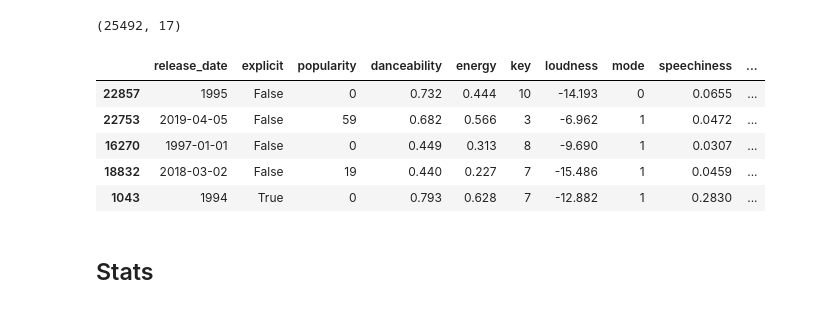
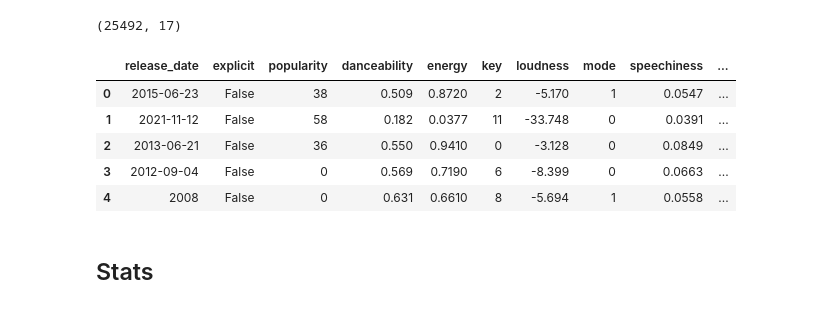
Before and after one commit to jmalfaro2019/Projet-AARES-20260202, a Jupyter notebook: part_1/notebooks/01_analysis.ipynb, the cells around one changed output. Cells and saved outputs as stored; diff of their text form; code cells hidden in the pictures.

```diff
--- a/part_1/notebooks/01_analysis.ipynb
+++ b/part_1/notebooks/01_analysis.ipynb
@@ -33,14 +35,14 @@ df_train.shape
 # %% [output]
 (25492, 17)
 # %%
-df_train.sample(5)
+df_train.head()
 # %% [output]
 |  | release_date | explicit | popularity | danceability | energy | key | loudness | mode | speechiness | ... |
-| 22857 | 1995 | False | 0 | 0.732 | 0.444 | 10 | -14.193 | 0 | 0.0655 | ... |
-| 22753 | 2019-04-05 | False | 59 | 0.682 | 0.566 | 3 | -6.962 | 1 | 0.0472 | ... |
-| 16270 | 1997-01-01 | False | 0 | 0.449 | 0.313 | 8 | -9.690 | 1 | 0.0307 | ... |
-| 18832 | 2018-03-02 | False | 19 | 0.440 | 0.227 | 7 | -15.486 | 1 | 0.0459 | ... |
-| 1043 | 1994 | True | 0 | 0.793 | 0.628 | 7 | -12.882 | 1 | 0.2830 | ... |
+| 0 | 2015-06-23 | False | 38 | 0.509 | 0.8720 | 2 | -5.170 | 1 | 0.0547 | ... |
+| 1 | 2021-11-12 | False | 58 | 0.182 | 0.0377 | 11 | -33.748 | 0 | 0.0391 | ... |
+| 2 | 2013-06-21 | False | 36 | 0.550 | 0.9410 | 0 | -3.128 | 0 | 0.0849 | ... |
+| 3 | 2012-09-04 | False | 0 | 0.569 | 0.7190 | 6 | -8.399 | 0 | 0.0663 | ... |
+| 4 | 2008 | False | 0 | 0.631 | 0.6610 | 8 | -5.694 | 1 | 0.0558 | ... |
 # %% [markdown]
 ## Stats
 # %%
```
Also changed, not shown: parts of 6 cells of this notebook.
